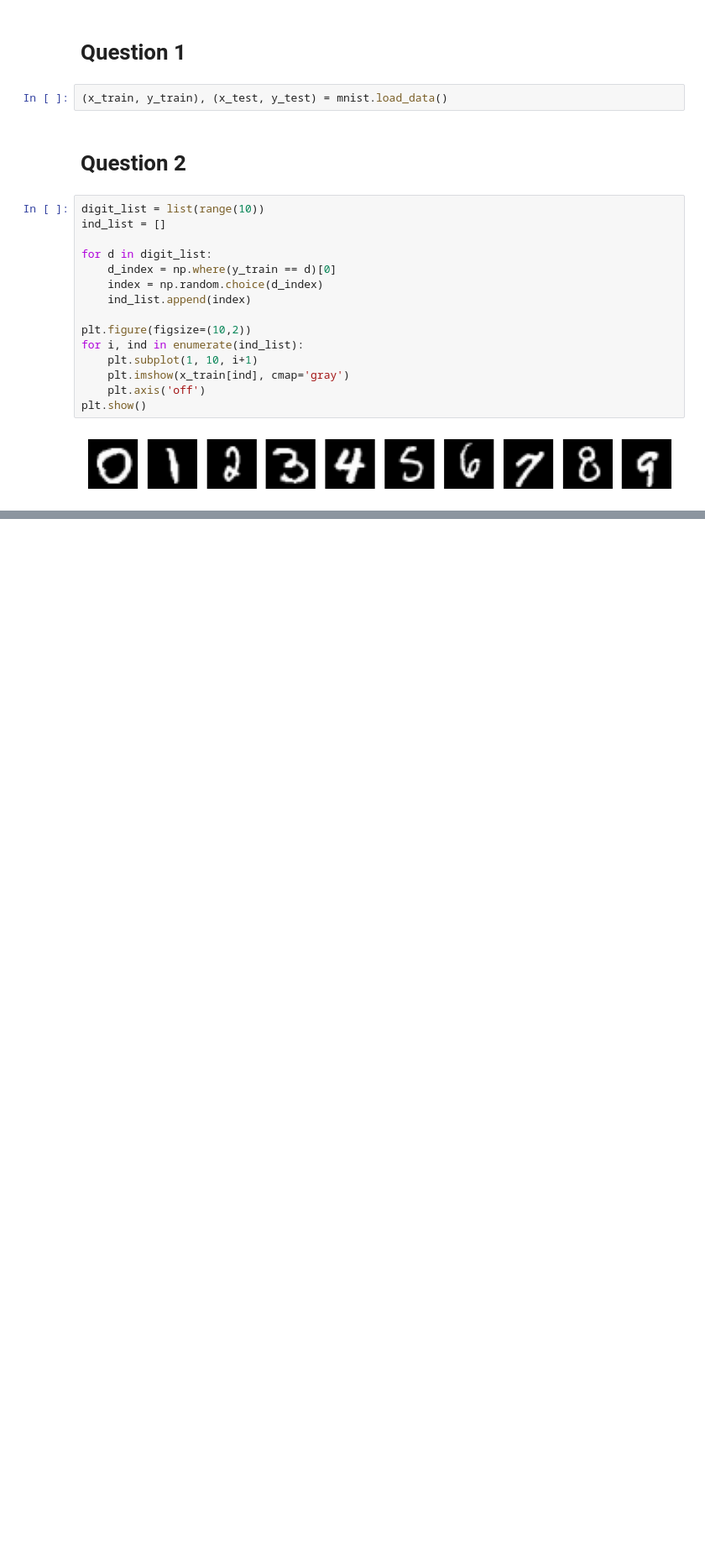
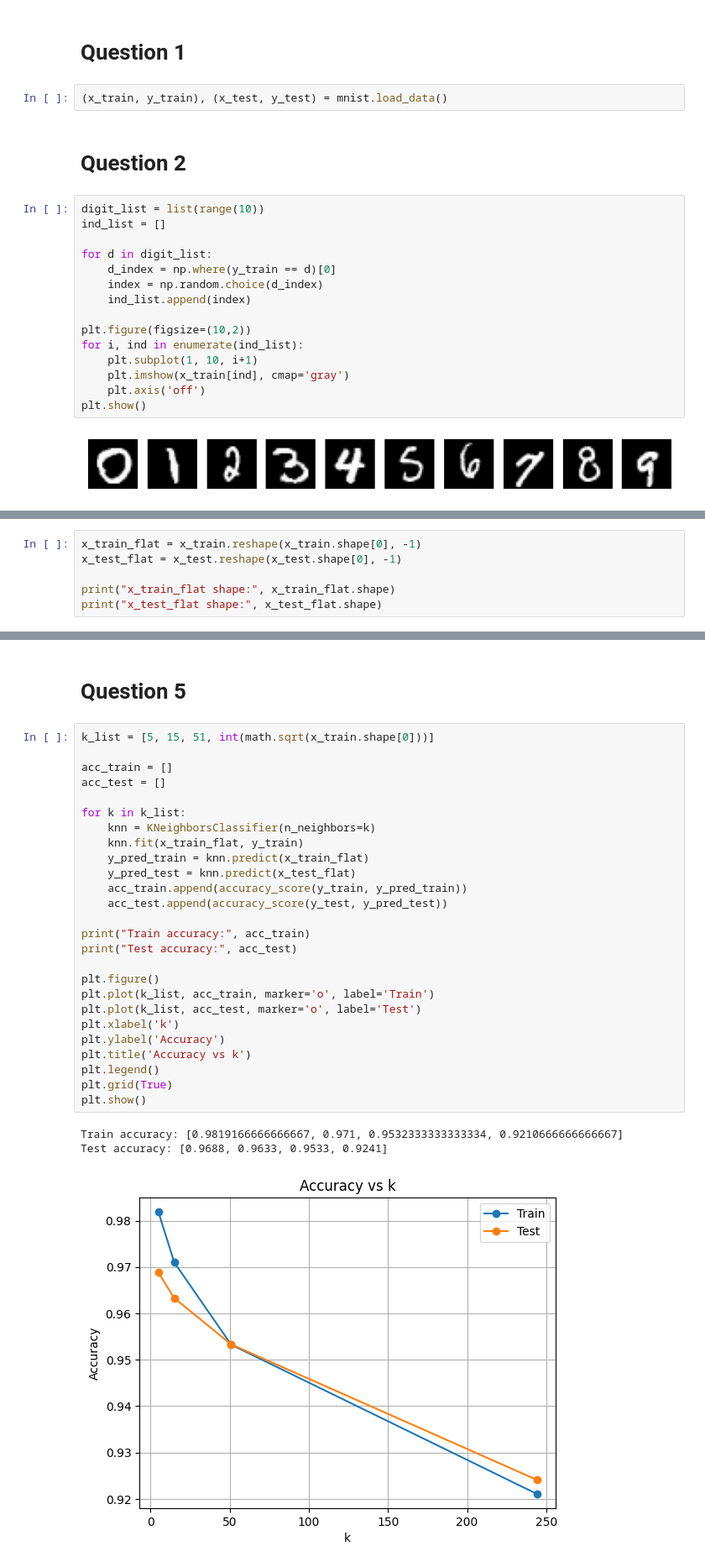
Before and after one commit to markoutsikou/DWS101-ML, a Jupyter notebook: MLProject_5.ipynb, the cells around one changed output, grey strips where cells are left out. Shown at 84% size. Cells and saved outputs as stored; diff of their text form; blank space fills up the shorter version.

```diff
--- a/MLProject_5.ipynb
+++ b/MLProject_5.ipynb
@@ -30,0 +46,6 @@ plt.show()
+# %%
+x_train_flat = x_train.reshape(x_train.shape[0], -1)
+x_test_flat = x_test.reshape(x_test.shape[0], -1)
+
+print("x_train_flat shape:", x_train_flat.shape)
+print("x_test_flat shape:", x_test_flat.shape)
@@ -30,0 +55,32 @@ plt.show()
+# %% [markdown]
+# **Question 5**
+# %%
+k_list = [5, 15, 51, int(math.sqrt(x_train.shape[0]))]
+
+acc_train = []
+acc_test = []
+
+for k in k_list:
+    knn = KNeighborsClassifier(n_neighbors=k)
+    knn.fit(x_train_flat, y_train)
+    y_pred_train = knn.predict(x_train_flat)
+    y_pred_test = knn.predict(x_test_flat)
+    acc_train.append(accuracy_score(y_train, y_pred_train))
+    acc_test.append(accuracy_score(y_test, y_pred_test))
+
+print("Train accuracy:", acc_train)
+print("Test accuracy:", acc_test)
+
+plt.figure()
+plt.plot(k_list, acc_train, marker='o', label='Train')
+plt.plot(k_list, acc_test, marker='o', label='Test')
+plt.xlabel('k')
+plt.ylabel('Accuracy')
+plt.title('Accuracy vs k')
+plt.legend()
+plt.grid(True)
+plt.show()
+# %% [output]
+Train accuracy: [0.9819166666666667, 0.971, 0.9532333333333334, 0.9210666666666667]
+Test accuracy: [0.9688, 0.9633, 0.9533, 0.9241]
+[figure, added]
```
Also changed, not shown: parts of 9 cells of this notebook.
